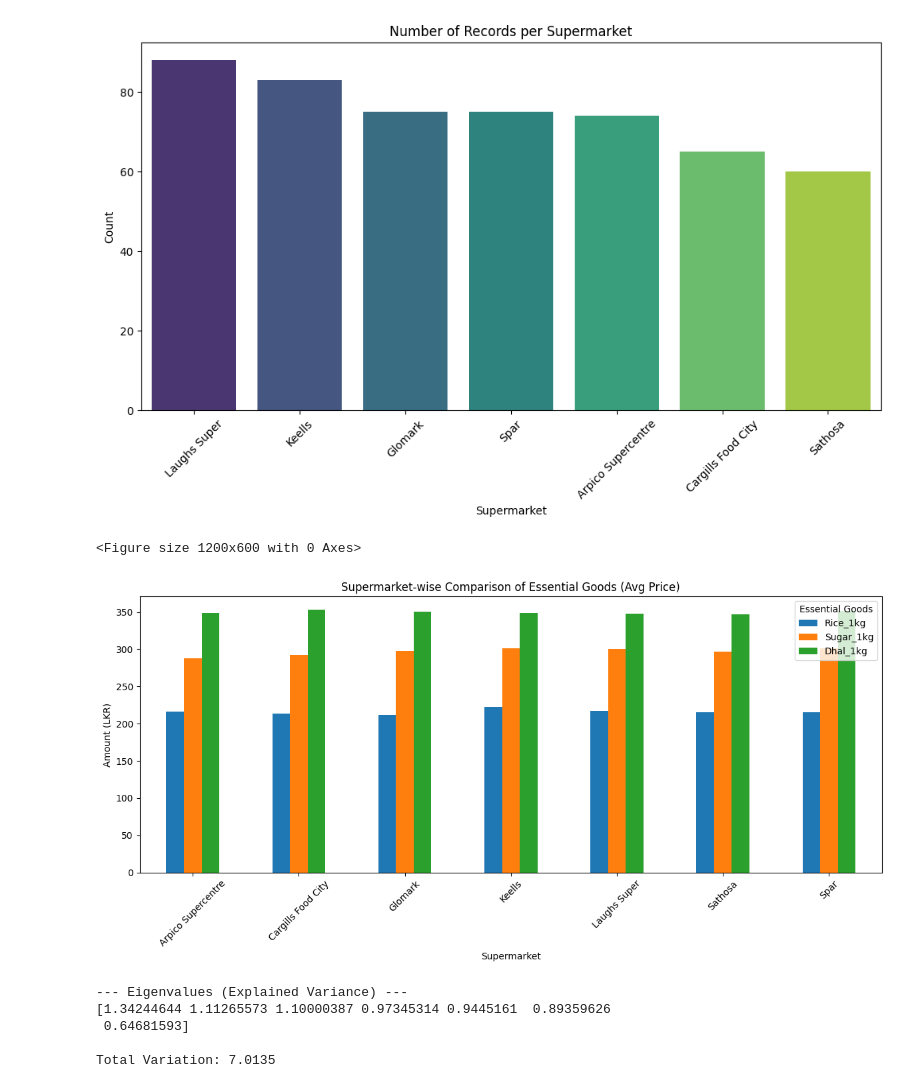
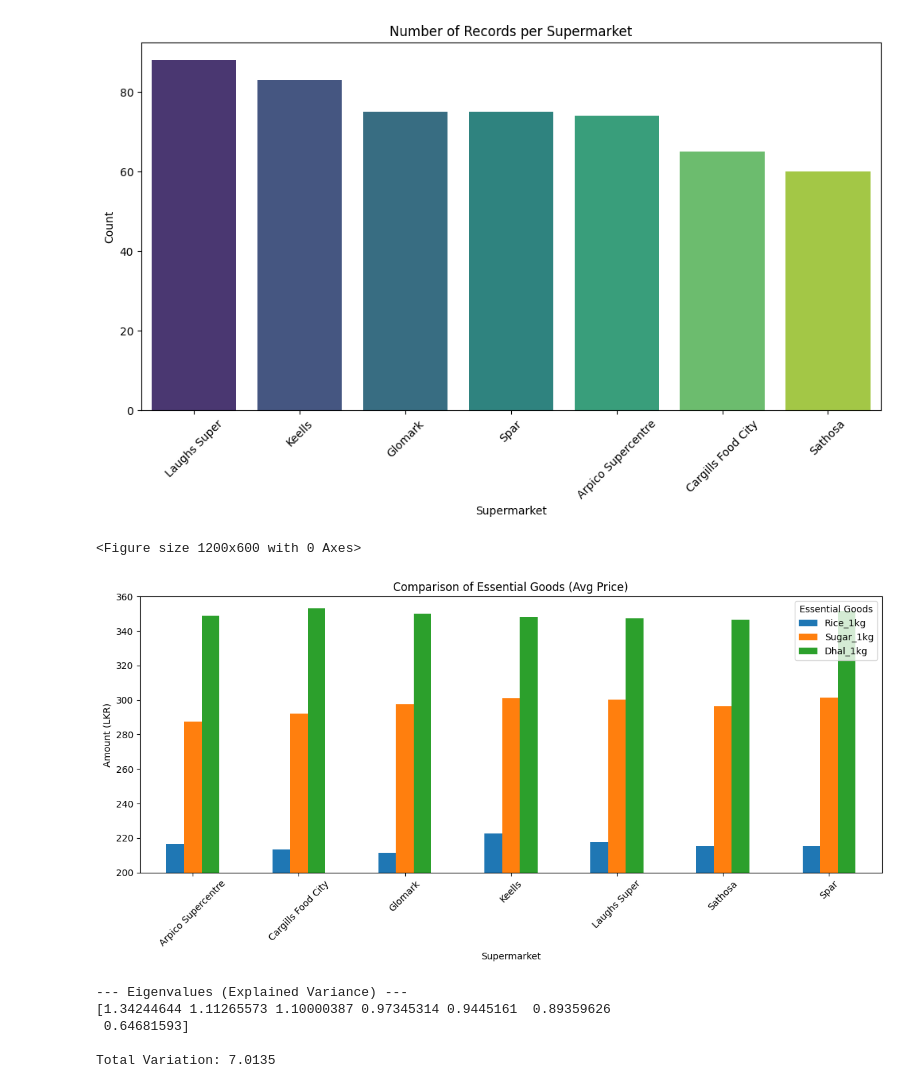
Before and after one commit to SachinthaRashen/SLConsumerPriceAnalysis-DataScieneAssignment, a Jupyter notebook: Data_Science_Assignment.ipynb, the cells around one changed output. Cells and saved outputs as stored; diff of their text form; code cells hidden in the pictures.

```diff
--- a/Data_Science_Assignment.ipynb
+++ b/Data_Science_Assignment.ipynb
@@ -217,19 +221,23 @@ Passing `palette` without assigning `hue` is deprecated and will be removed in v
 # %%
 # Item-wise Comparison of Specific Goods
 compare_cols = ['Rice_1kg', 'Sugar_1kg', 'Dhal_1kg']
 market_stats = cleaned_df.groupby('Supermarket')[compare_cols].mean()
 
 plt.figure(figsize=(12, 6))
 market_stats.plot(kind='bar', stacked=False, figsize=(12,6))
-plt.title('Supermarket-wise Comparison of Essential Goods (Avg Price)')
+plt.title('Comparison of Essential Goods (Avg Price)')
 plt.ylabel('Amount (LKR)')
+
+# Zooming in to see the differences in Rice/Sugar/Dhal prices
+plt.ylim(200, 360)
+
 plt.xticks(rotation=45)
 plt.legend(title='Essential Goods')
 plt.tight_layout()
 plt.show()
 # %% [output]
 <Figure size 1200x600 with 0 Axes>
-[figure, old version]
+[figure, new version]
 # %%
 # 6. PRINCIPLE COMPONENT ANALYSIS (PCA)
 # Select relevant item variables (excluding categorical and the target variable)
```
Also changed, not shown: parts of 1 cell of this notebook.
